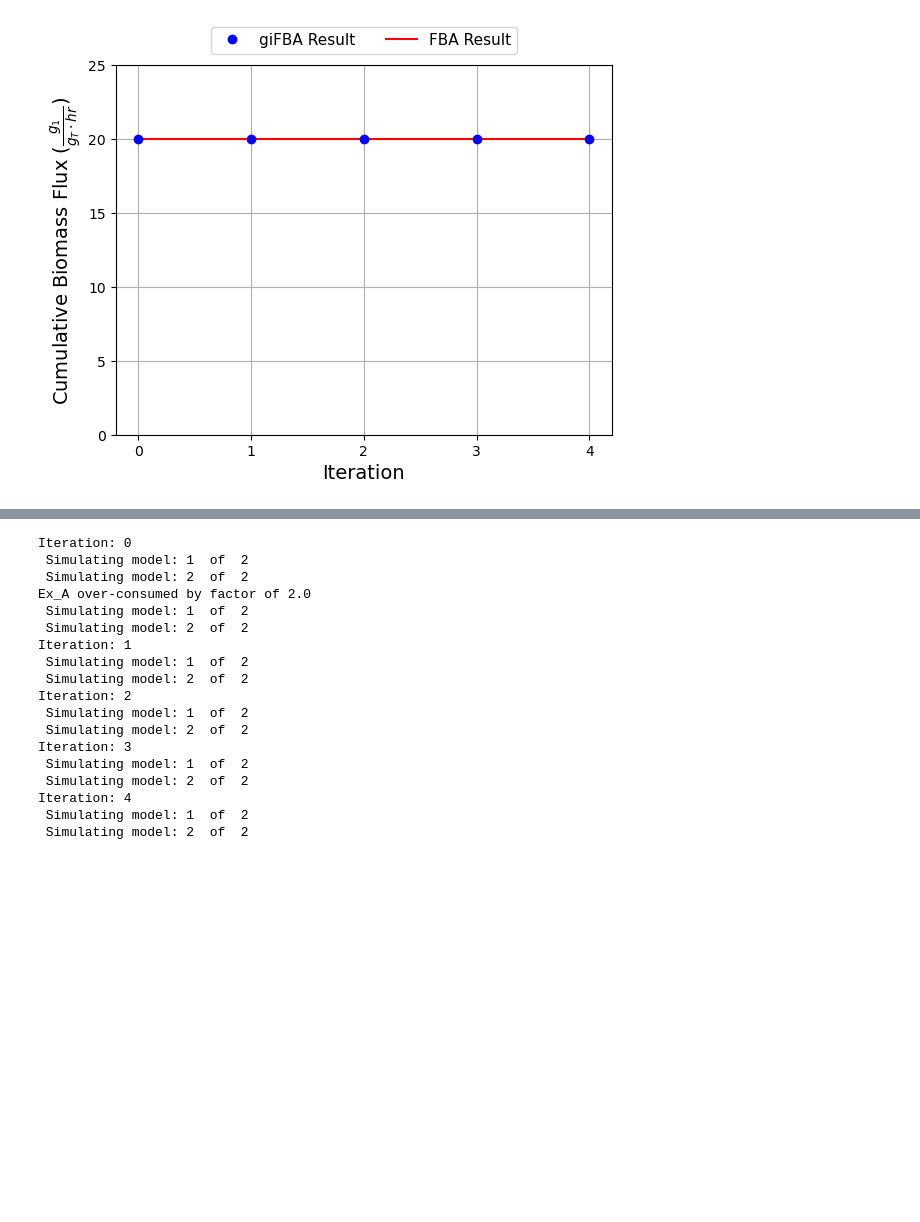
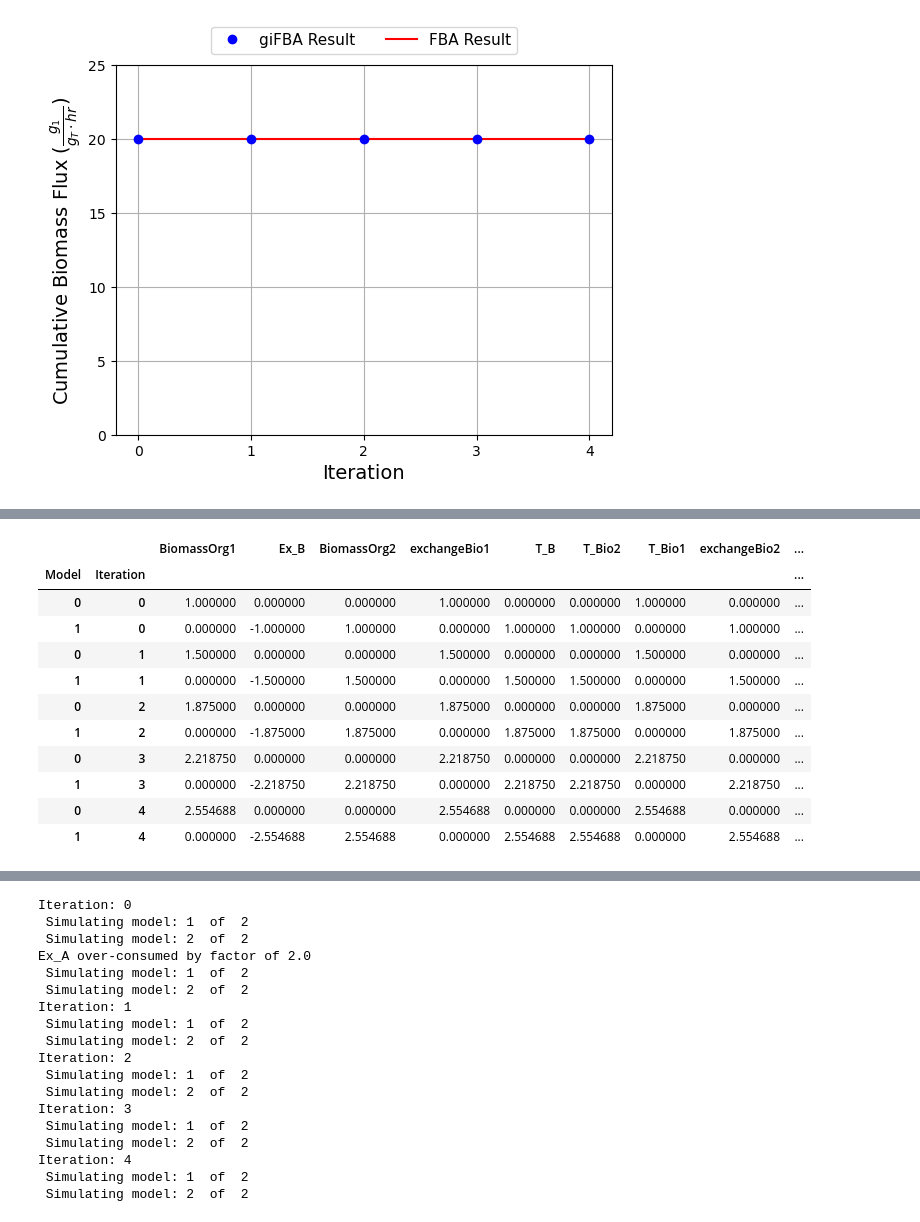
Before and after one commit to RSiegel03/giFBA, a Jupyter notebook: Examples/gifba_utilization.ipynb, the cells around one changed output, grey strips where cells are left out. Drawn from its saved outputs; the diff is of its cells as text; code cells hidden in the pictures; blank space fills up the shorter version.

```diff
--- a/Examples/gifba_utilization.ipynb
+++ b/Examples/gifba_utilization.ipynb
@@ -211,3 +234,20 @@ Iteration: 4
+# %%
+community.org_fluxes / ((community.iter_converged) * community.flow* 10)
+# print((community.iter_converged+1) * community.flow)
+# community.iter_converged
+# %% [output]
+|  |  | BiomassOrg1 | Ex_B | BiomassOrg2 | exchangeBio1 | T_B | T_Bio2 | T_Bio1 | exchangeBio2 | ... |
+| Model | Iteration |  |  |  |  |  |  |  |  | ... |
+| 0 | 0 | 1.000000 | 0.000000 | 0.000000 | 1.000000 | 0.000000 | 0.000000 | 1.000000 | 0.000000 | ... |
+| 1 | 0 | 0.000000 | -1.000000 | 1.000000 | 0.000000 | 1.000000 | 1.000000 | 0.000000 | 1.000000 | ... |
+| 0 | 1 | 1.500000 | 0.000000 | 0.000000 | 1.500000 | 0.000000 | 0.000000 | 1.500000 | 0.000000 | ... |
+| 1 | 1 | 0.000000 | -1.500000 | 1.500000 | 0.000000 | 1.500000 | 1.500000 | 0.000000 | 1.500000 | ... |
+| 0 | 2 | 1.875000 | 0.000000 | 0.000000 | 1.875000 | 0.000000 | 0.000000 | 1.875000 | 0.000000 | ... |
+| 1 | 2 | 0.000000 | -1.875000 | 1.875000 | 0.000000 | 1.875000 | 1.875000 | 0.000000 | 1.875000 | ... |
+| 0 | 3 | 2.218750 | 0.000000 | 0.000000 | 2.218750 | 0.000000 | 0.000000 | 2.218750 | 0.000000 | ... |
+| 1 | 3 | 0.000000 | -2.218750 | 2.218750 | 0.000000 | 2.218750 | 2.218750 | 0.000000 | 2.218750 | ... |
+| 0 | 4 | 2.554688 | 0.000000 | 0.000000 | 2.554688 | 0.000000 | 0.000000 | 2.554688 | 0.000000 | ... |
+| 1 | 4 | 0.000000 | -2.554688 | 2.554688 | 0.000000 | 2.554688 | 2.554688 | 0.000000 | 2.554688 | ... |
 # %%
 #plot model results
 import matplotlib.pyplot as plt
```
Also changed, not shown: parts of 6 cells of this notebook, 4 other files.
